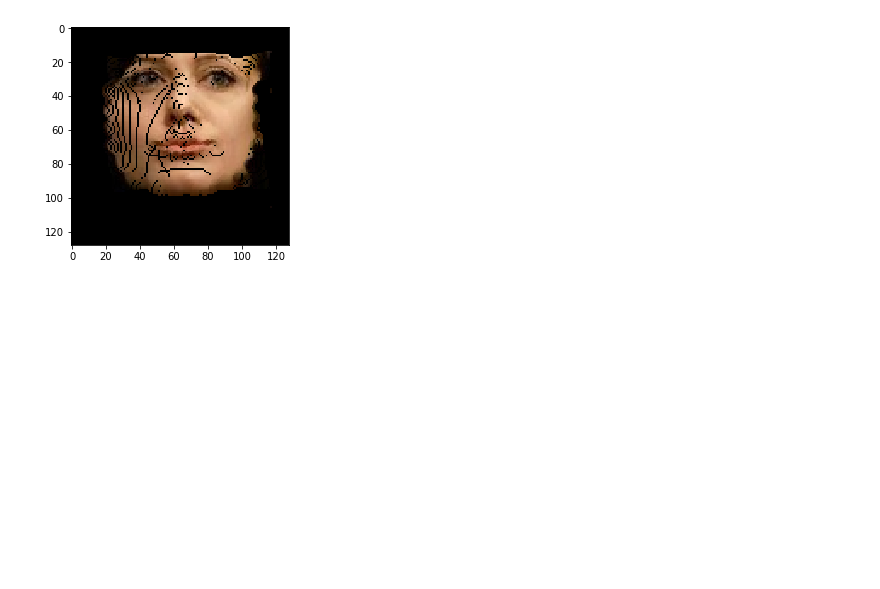
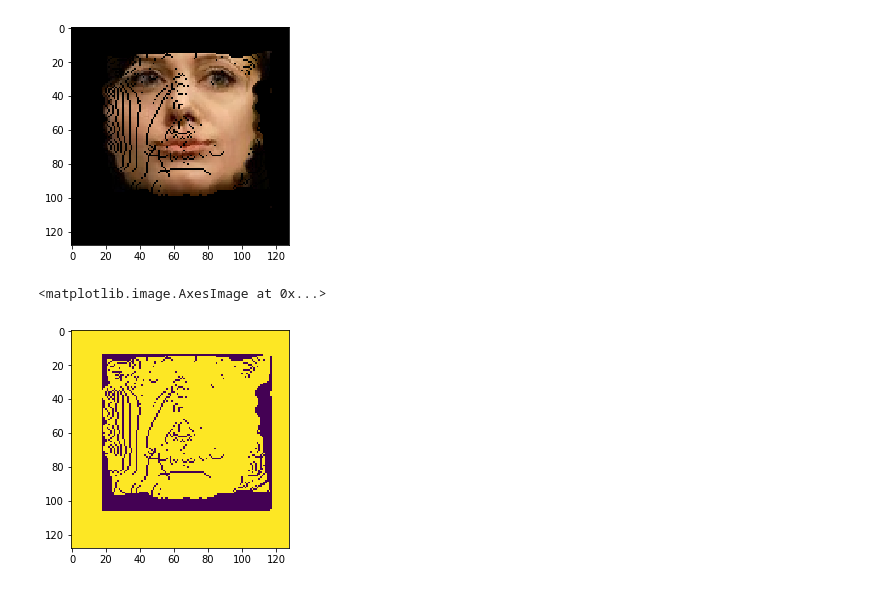
Before and after one commit to corganhejijun/MachineLearning, a Jupyter notebook: Face_Generate/Mark face with point.ipynb, the cells around one changed output. Saved outputs shown, nothing was run; the diff lists cells and outputs as text; code cells hidden in the pictures; blank space fills up the shorter version.

```diff
--- a/Face_Generate/Mark face with point.ipynb
+++ b/Face_Generate/Mark face with point.ipynb
@@ -198,14 +209,22 @@ plt.imshow(cropImg)
 <matplotlib.image.AxesImage at 0x...>
 [figure]
 # %%
-fullsizeImg = numpy.zeros((128, 128, 3))
-left = (128 - deformedImage.shape[0])/2
-top = (128 - deformedImage.shape[1])/2
+fullSize = 128
+fullsizeImg = numpy.zeros((fullSize, fullSize, 3))
+left = (fullSize - deformedImage.shape[0])/2
+top = (fullSize - deformedImage.shape[1])/2
 fullsizeImg[top:deformedImage.shape[0]+top, left:deformedImage.shape[1]+left, :] = deformedImage
 plt.imshow(fullsizeImg.astype('uint8'))
 # %% [output]
 <matplotlib.image.AxesImage at 0x...>
 [figure]
+# %%
+fullMask = numpy.ones((fullSize, fullSize))
+fullMask[top:deformedImage.shape[0]+top, left:deformedImage.shape[1]+left] = mask
+plt.imshow(fullMask)
+# %% [output]
+<matplotlib.image.AxesImage at 0x...>
+[figure, added]
 # %%
 from PIL import Image
 im = Image.fromarray(fullsizeImg.astype('uint8'))
```
Also changed, not shown: parts of 6 cells of this notebook.
